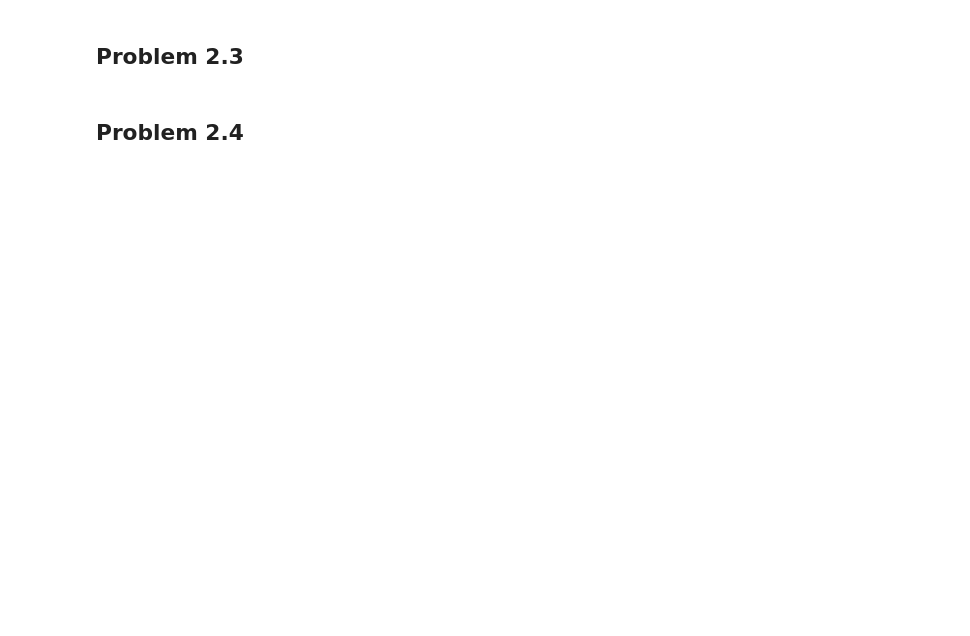
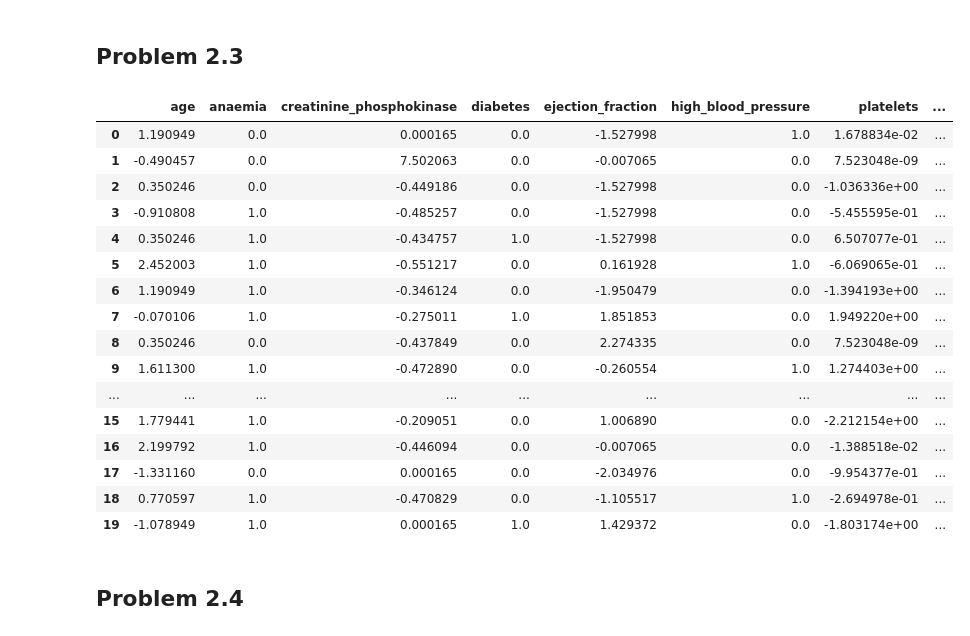
Before and after one commit to ALIENHZ1/ECE_ML, a Jupyter notebook: Zaky_Exercise_1.ipynb, the cells around one changed output. Saved outputs shown, nothing was run; the diff lists cells and outputs as text; code cells hidden in the pictures; blank space fills up the shorter version.

```diff
--- a/Zaky_Exercise_1.ipynb
+++ b/Zaky_Exercise_1.ipynb
@@ -398,0 +543,34 @@ _[Your justification for 2.2 goes here]_
+# %%
+
+heart_df.loc[heart_df['age'] < 0, 'age'] = np.nan
+heart_df.loc[heart_df['age'] > 125, 'age'] = np.nan
+
+heart_df.loc[(heart_df['anaemia'] != 1) & (heart_df['anaemia'] != 0), 'anaemia'] = np.nan
+
+heart_df.loc[heart_df['creatinine_phosphokinase'] < 0, 'creatinine_phosphokinase'] = np.nan
+heart_df.loc[heart_df['creatinine_phosphokinase'] > 10000, 'creatinine_phosphokinase'] = np.nan
+
+heart_df.loc[(heart_df['diabetes'] != 1) & (heart_df['diabetes'] != 0), 'diabetes'] = np.nan
+
+heart_df.loc[heart_df['ejection_fraction'] < 0, 'ejection_fraction'] = np.nan
+heart_df.loc[heart_df['ejection_fraction'] > 100, 'ejection_fraction'] = np.nan
+
+heart_df.loc[(heart_df['high_blood_pressure'] != 1) & (heart_df['high_blood_pressure'] != 0), 'high_blood_pressure'] = np.nan
+
+heart_df.loc[heart_df['platelets'] < 20000, 'platelets'] = np.nan
+heart_df.loc[heart_df['platelets'] > 1000000, 'platelets'] = np.nan
+
+heart_df.loc[heart_df['serum_creatinine'] < 0, 'serum_creatinine'] = np.nan
+heart_df.loc[heart_df['serum_creatinine'] > 10, 'serum_creatinine'] = np.nan
+
+heart_df.loc[heart_df['serum_sodium'] < 100, 'serum_sodium'] = np.nan
+heart_df.loc[heart_df['serum_sodium'] > 175, 'serum_sodium'] = np.nan
+
+heart_df.loc[(heart_df['sex'] != 1) & (heart_df['sex'] != 0), 'sex'] = np.nan
+
+heart_df.loc[(heart_df['smoking'] != 1) & (heart_df['smoking'] != 0), 'smoking'] = np.nan
+
+heart_df.loc[heart_df['time'] < 0, 'time'] = np.nan
+heart_df.loc[heart_df['time'] > 700, 'time'] = np.nan
+
+heart_df.loc[(heart_df['DEATH_EVENT'] != 1) & (heart_df['DEATH_EVENT'] != 0), 'DEATH_EVENT'] = np.nan
@@ -403,2 +581,30 @@ _[Your justification for 2.2 goes here]_
+# %%
+curr_columns = heart_df.columns
+for col in curr_columns:
+    if (col == 'anaemia' or col == 'diabetes' or col == 'high_blood_pressure' or col == 'sex' or col == 'smoking' or col == 'DEATH_EVENT'):
+        continue
+    curr_mean = heart_df[col].mean(skipna=True)
+    curr_std = heart_df[col].std(skipna=True)
+    heart_df[col] = (heart_df[col]-curr_mean)/curr_std
+
+heart_df.head(20)
+# %% [output]
+|  | age | anaemia | creatinine_phosphokinase | diabetes | ejection_fraction | high_blood_pressure | platelets | ... |
+| 0 | 1.190949 | 0.0 | 0.000165 | 0.0 | -1.527998 | 1.0 | 1.678834e-02 | ... |
+| 1 | -0.490457 | 0.0 | 7.502063 | 0.0 | -0.007065 | 0.0 | 7.523048e-09 | ... |
+| 2 | 0.350246 | 0.0 | -0.449186 | 0.0 | -1.527998 | 0.0 | -1.036336e+00 | ... |
+| 3 | -0.910808 | 1.0 | -0.485257 | 0.0 | -1.527998 | 0.0 | -5.455595e-01 | ... |
+| 4 | 0.350246 | 1.0 | -0.434757 | 1.0 | -1.527998 | 0.0 | 6.507077e-01 | ... |
+| 5 | 2.452003 | 1.0 | -0.551217 | 0.0 | 0.161928 | 1.0 | -6.069065e-01 | ... |
+| 6 | 1.190949 | 1.0 | -0.346124 | 0.0 | -1.950479 | 0.0 | -1.394193e+00 | ... |
+| 7 | -0.070106 | 1.0 | -0.275011 | 1.0 | 1.851853 | 0.0 | 1.949220e+00 | ... |
+| 8 | 0.350246 | 0.0 | -0.437849 | 0.0 | 2.274335 | 0.0 | 7.523048e-09 | ... |
+| 9 | 1.611300 | 1.0 | -0.472890 | 0.0 | -0.260554 | 1.0 | 1.274403e+00 | ... |
+| ... | ... | ... | ... | ... | ... | ... | ... | ... |
+| 15 | 1.779441 | 1.0 | -0.209051 | 0.0 | 1.006890 | 0.0 | -2.212154e+00 | ... |
+| 16 | 2.199792 | 1.0 | -0.446094 | 0.0 | -0.007065 | 0.0 | -1.388518e-02 | ... |
+| 17 | -1.331160 | 0.0 | 0.000165 | 0.0 | -2.034976 | 0.0 | -9.954377e-01 | ... |
+| 18 | 0.770597 | 1.0 | -0.470829 | 0.0 | -1.105517 | 1.0 | -2.694978e-01 | ... |
+| 19 | -1.078949 | 1.0 | 0.000165 | 1.0 | 1.429372 | 0.0 | -1.803174e+00 | ... |
 # %% [markdown]
 ## Problem 2.4
```
Also changed, not shown: parts of 57 cells of this notebook, 2 other files.
